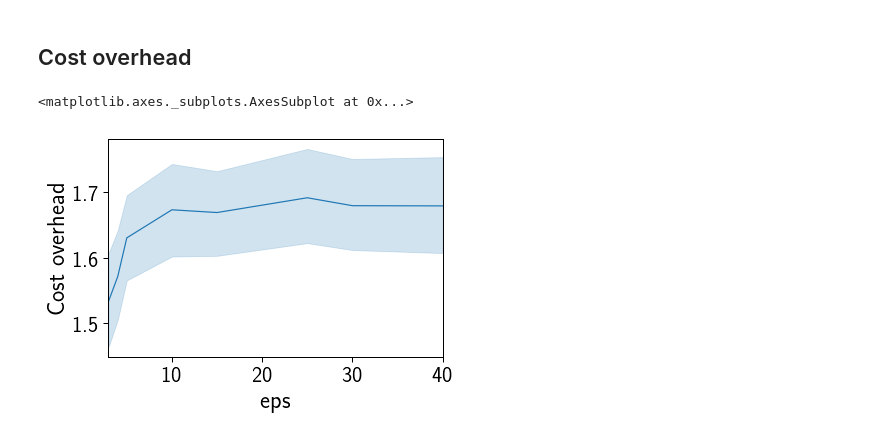
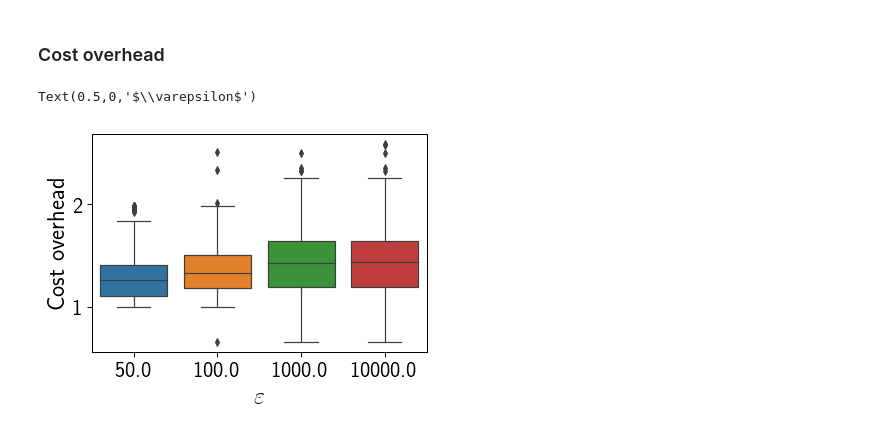
Before and after one commit to spring-epfl/trickster, a Jupyter notebook: notebooks/wfp_full_experiment.ipynb, the cells around one changed output. Drawn from its saved outputs; the diff is of its cells as text; code cells hidden in the pictures.

```diff
--- a/notebooks/wfp_full_experiment.ipynb
+++ b/notebooks/wfp_full_experiment.ipynb
@@ -25,0 +37,6 @@ import plot_params
+# %%
+with open('../out/models/model_full_lr_cumul.pkl', 'rb') as f:
+    lr_model = pickle.load(f)
+
+with open('../out/models/model_full_svmrbf_cumul.pkl', 'rb') as f:
+    svm_model = pickle.load(f)
@@ -26,3 +84,6 @@ import plot_params
 # %%
-results_pickle_names = ['../out/reports/results_full_eps_{}.pkl'.format(eps) for eps in epsilons]
+results_pickle_names = [
+    '../out/reports/results_full_eps_{}_tracelen_500_iter_5000.pkl'.format(eps)
+    for eps in EPSILONS
+]
 adv_results = [pickle.load(open(filename, 'rb')) for filename in results_pickle_names]
@@ -58,0 +190,13 @@ Text(0,0.5,'Attack success')
+# %%
+success_df = pd.DataFrame(columns=['eps', 'found', 'tracelen', 'realcost'])
+
+for eps, results_df in zip(EPSILONS, adv_results):
+    for i, row in results_df.iterrows():
+        success_df = success_df.append({
+            'eps': eps,
+            'found': float(row.found),
+            'tracelen': len(row.x),
+            'realcost': float(row.real_cost) if row.found else None
+        }, ignore_index=True)
+
+success_df['qtracelen'] = pd.qcut(success_df.tracelen, 5)
@@ -59,11 +246,12 @@ Text(0,0.5,'Attack success')
 # %% [markdown]
-## Cost overhead
+### Cost overhead
 # %%
 costs_df = pd.DataFrame(columns=['eps', 'index', 'cost', 'overhead'])
 
-baseline_df = adv_results[0]
+smallest_eps_index = EPSILONS.index(min(EPSILONS))
+baseline_df = adv_results[smallest_eps_index]
 
-for eps, results_df in zip(epsilons, adv_results):
+for eps, results_df in zip(EPSILONS, adv_results):
     for i, row in results_df.iterrows():
         if row.found:
             try:
@@ -80,14 +268,15 @@ for eps, results_df in zip(epsilons, adv_results):
 # %%
 fig, ax = plt.subplots()
 
-sns.lineplot(x='eps', y='overhead', data=costs_df,
-             legend=False, ax=ax)
-# ax.plot(epsilons, np.array(epsilons) / epsilons[0] * 2, label='Worst-case overhead', linestyle='--')
-ax.set_xlim(min(epsilons) - 0.1, max(epsilons))
-# ax.set_ylim(1, 2.5)
+sns.boxplot(
+    data=costs_df,
+    x='eps',
+    y='overhead',
+    ax=ax
+)
+
 ax.set_ylabel('Cost overhead')
-ax1.set_xlabel('$\\varepsilon$')
-ax
+ax.set_xlabel(r'$\varepsilon$')
 # %% [output]
-<matplotlib.axes._subplots.AxesSubplot at 0x...>
+Text(0.5,0,'$\\varepsilon$')
-[figure, old version]
+[figure, new version]
```
Also changed, not shown: parts of 23 cells of this notebook.
